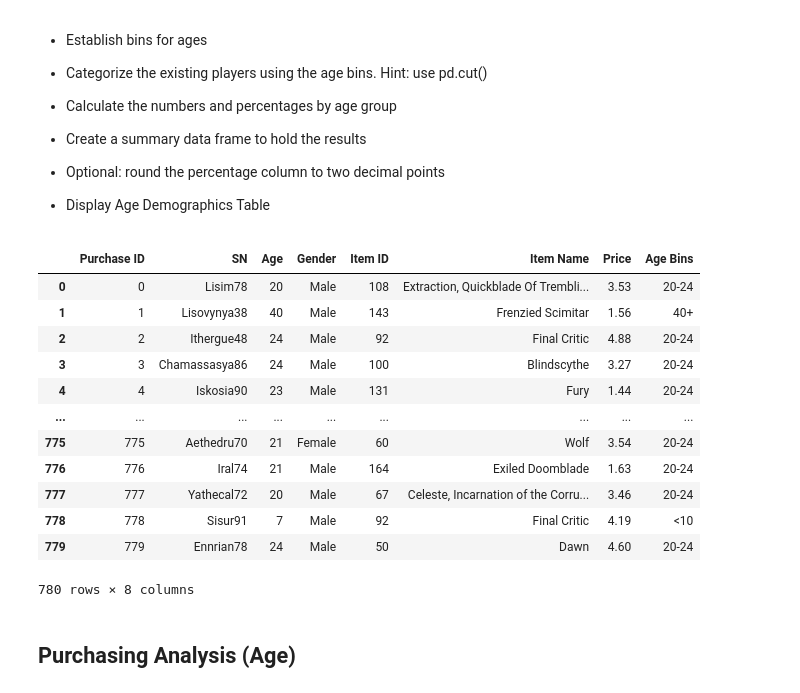
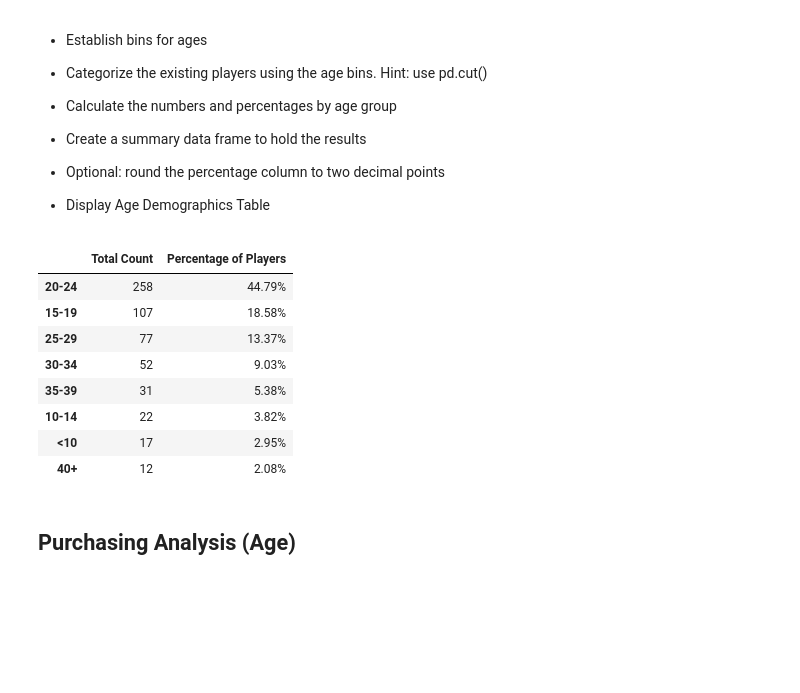
Before and after one commit to Witwer93/pandas-challenge, a Jupyter notebook: HeroesOfPymoli/Pandas_Homework_HeroesOfPymoli.ipynb, the cells around one changed output. Drawn from its saved outputs; the diff is of its cells as text; code cells hidden in the pictures; blank space fills up the shorter version.

```diff
--- a/HeroesOfPymoli/Pandas_Homework_HeroesOfPymoli.ipynb
+++ b/HeroesOfPymoli/Pandas_Homework_HeroesOfPymoli.ipynb
@@ -34,8 +34,8 @@ purchase_data
 total_players = purchase_data.drop_duplicates(subset=['SN'])
 #total_players
 #count number of values in 'SN' now that duplicates are gone
-total = total_players['SN'].count()
-total
+player_total = total_players['SN'].count()
+player_total
 # %% [output]
 576
 # %% [markdown]
@@ -170,22 +175,24 @@ TypeError: unhashable type: 'list'
 # %%
 age_bins=[0, 9.99, 14.99, 19.99, 24.99, 29.99, 34.99, 39.99, 150]
 bin_labels=['<10', '10-14', '15-19', '20-24', '25-29', '30-34', '35-39', '40+']
-purchase_data['Age Bins'] = pd.cut(purchase_data['Age'], age_bins, labels=bin_labels)
-purchase_data
+
+#age_demo['Total Count'] = pd.cut(total_players['Age'], bins=age_bins, labels=bin_labels)
+age_count = pd.cut(total_players['Age'], bins=age_bins, labels=bin_labels, ordered=False).value_counts()
+
+age_demo= pd.DataFrame()
+age_demo['Total Count']= age_count
+age_demo['Percentage of Players']= ((age_count/player_total)*100).map("{:,.2f}%".format)
+age_demo
 # %% [output]
-|  | Purchase ID | SN | Age | Gender | Item ID | Item Name | Price | Age Bins |
-| 0 | 0 | Lisim78 | 20 | Male | 108 | Extraction, Quickblade Of Trembli... | 3.53 | 20-24 |
-| 1 | 1 | Lisovynya38 | 40 | Male | 143 | Frenzied Scimitar | 1.56 | 40+ |
-| 2 | 2 | Ithergue48 | 24 | Male | 92 | Final Critic | 4.88 | 20-24 |
-| 3 | 3 | Chamassasya86 | 24 | Male | 100 | Blindscythe | 3.27 | 20-24 |
-| 4 | 4 | Iskosia90 | 23 | Male | 131 | Fury | 1.44 | 20-24 |
-| ... | ... | ... | ... | ... | ... | ... | ... | ... |
-| 775 | 775 | Aethedru70 | 21 | Female | 60 | Wolf | 3.54 | 20-24 |
-| 776 | 776 | Iral74 | 21 | Male | 164 | Exiled Doomblade | 1.63 | 20-24 |
-| 777 | 777 | Yathecal72 | 20 | Male | 67 | Celeste, Incarnation of the Corru... | 3.46 | 20-24 |
-| 778 | 778 | Sisur91 | 7 | Male | 92 | Final Critic | 4.19 | <10 |
-| 779 | 779 | Ennrian78 | 24 | Male | 50 | Dawn | 4.60 | 20-24 |
+|  | Total Count | Percentage of Players |
+| 20-24 | 258 | 44.79% |
+| 15-19 | 107 | 18.58% |
+| 25-29 | 77 | 13.37% |
+| 30-34 | 52 | 9.03% |
+| 35-39 | 31 | 5.38% |
+| 10-14 | 22 | 3.82% |
+| <10 | 17 | 2.95% |
+| 40+ | 12 | 2.08% |
-780 rows × 8 columns
 # %% [markdown]
 ## Purchasing Analysis (Age)
 # %% [markdown]
```
Also changed, not shown: parts of 3 cells of this notebook.
